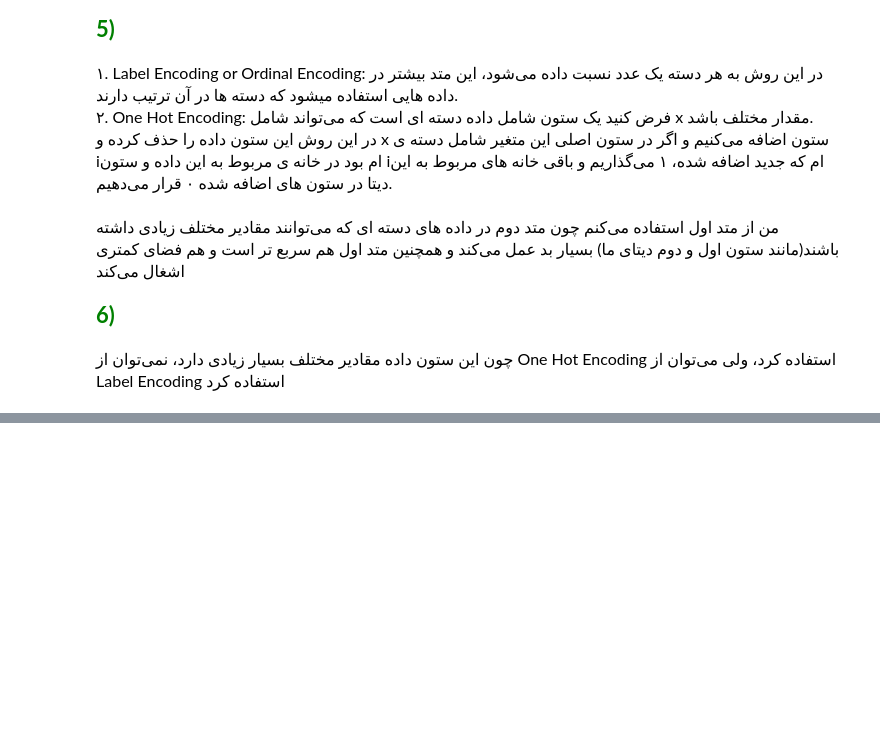
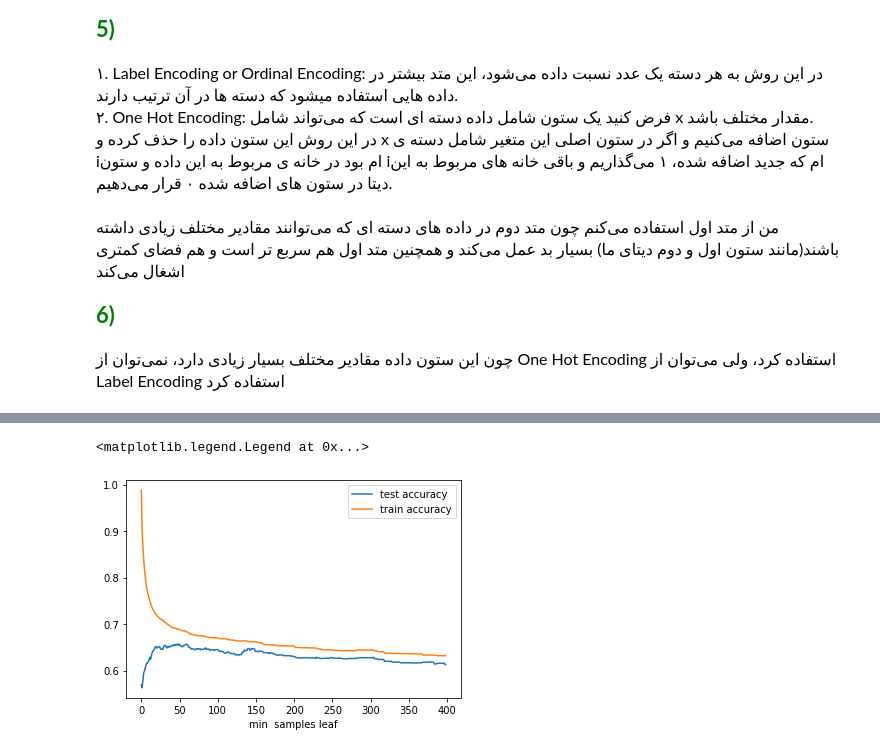
Before and after one commit to Moein-Karami/Artificial_Intelegent, a Jupyter notebook: CA4_Machine-Learning/Codes.ipynb, the cells around one changed output, grey strips where cells are left out. Cells and saved outputs as stored; diff of their text form; code cells hidden in the pictures; blank space fills up the shorter version.

```diff
--- a/CA4_Machine-Learning/Untitled.ipynb
+++ b/CA4_Machine-Learning/Codes.ipynb
@@ -470,0 +663,16 @@ SyntaxError: invalid syntax (<ipython-input-80-bda5f738275d>, line 1)
+# %%
+train_acc = []
+test_acc = []
+for i in range(1, 400):
+    clf = tree.DecisionTreeClassifier(min_samples_leaf = i)
+    clf = clf.fit(x_train, y_train)
+    train_acc.append(get_accuracy(clf.predict(x_train), y_train))
+    test_acc.append(get_accuracy(clf.predict(x_test), y_test))
+# %%
+plt.plot(test_acc)
+plt.plot(train_acc)
+plt.xlabel('min  samples leaf')
+plt.legend(["test accuracy", "train accuracy"], loc ="upper right")
+# %% [output]
+<matplotlib.legend.Legend at 0x...>
+[figure, added]
```
Also changed, not shown: parts of 22 cells of this notebook.
